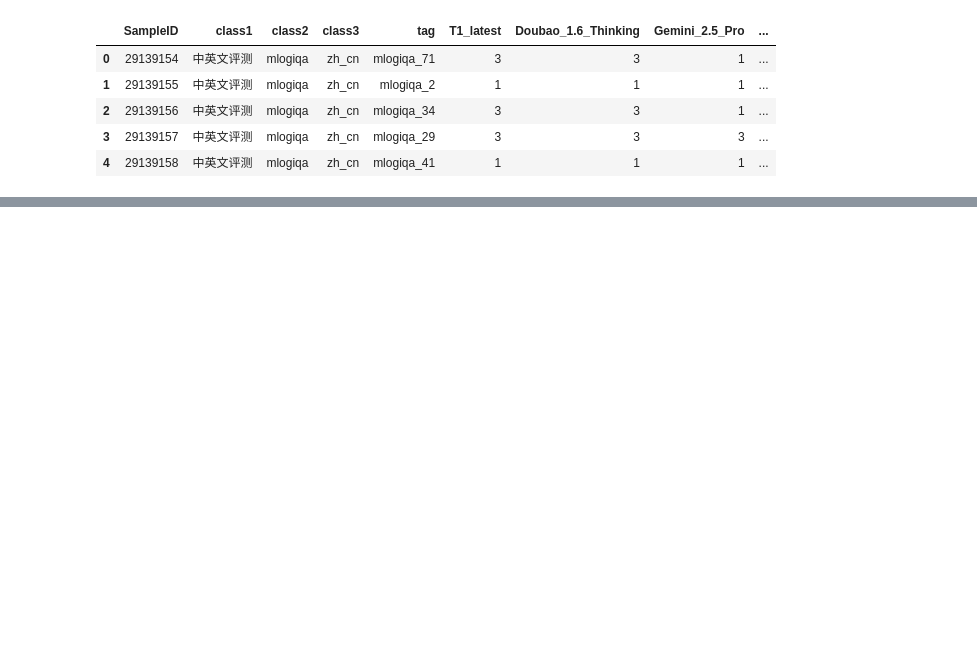
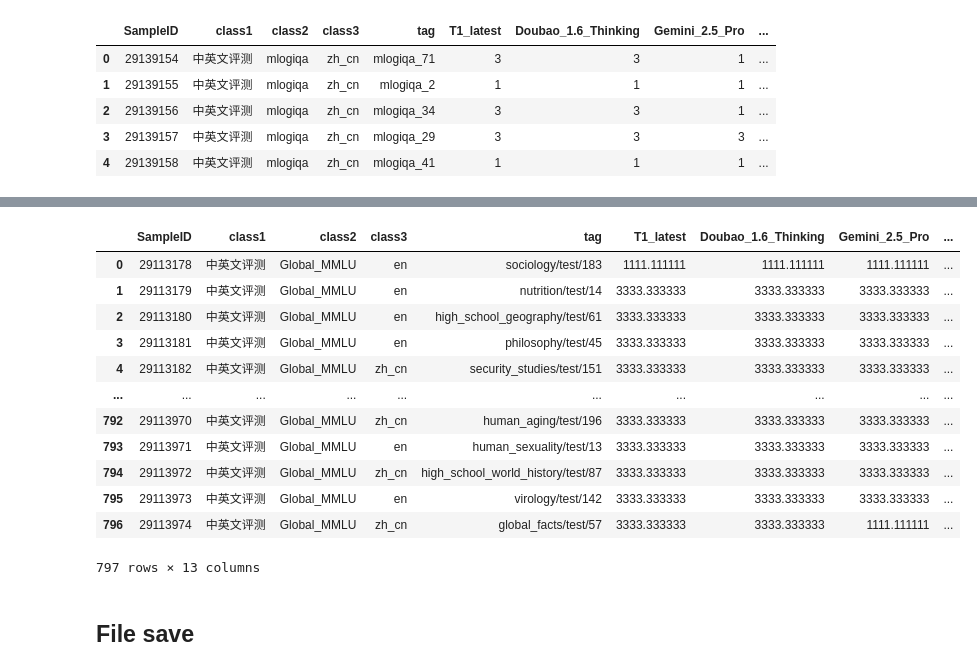
Before and after one commit to Ziheng299/CrossLingual-Benchmark-Eval, a Jupyter notebook: result_analysis.ipynb, the cells around one changed output, grey strips where cells are left out. Saved outputs shown, nothing was run; the diff lists cells and outputs as text; code cells hidden in the pictures; blank space fills up the shorter version.

Commit message:
work with a/b test

```diff
--- a/result_analysis.ipynb
+++ b/result_analysis.ipynb
@@ -94,0 +207,19 @@ Mlogiqa_df_final.head()
+# %%
+convert_to_percentag(Mlogiqa_df_final)
+convert_to_percentag(MMLU_df_final)
+# %% [output]
+|  | SampleID | class1 | class2 | class3 | tag | T1_latest | Doubao_1.6_Thinking | Gemini_2.5_Pro | ... |
+| 0 | 29113178 | 中英文评测 | Global_MMLU | en | sociology/test/183 | 1111.111111 | 1111.111111 | 1111.111111 | ... |
+| 1 | 29113179 | 中英文评测 | Global_MMLU | en | nutrition/test/14 | 3333.333333 | 3333.333333 | 3333.333333 | ... |
+| 2 | 29113180 | 中英文评测 | Global_MMLU | en | high_school_geography/test/61 | 3333.333333 | 3333.333333 | 3333.333333 | ... |
+| 3 | 29113181 | 中英文评测 | Global_MMLU | en | philosophy/test/45 | 3333.333333 | 3333.333333 | 3333.333333 | ... |
+| 4 | 29113182 | 中英文评测 | Global_MMLU | zh_cn | security_studies/test/151 | 3333.333333 | 3333.333333 | 3333.333333 | ... |
+| ... | ... | ... | ... | ... | ... | ... | ... | ... | ... |
+| 792 | 29113970 | 中英文评测 | Global_MMLU | zh_cn | human_aging/test/196 | 3333.333333 | 3333.333333 | 3333.333333 | ... |
+| 793 | 29113971 | 中英文评测 | Global_MMLU | en | human_sexuality/test/13 | 3333.333333 | 3333.333333 | 3333.333333 | ... |
+| 794 | 29113972 | 中英文评测 | Global_MMLU | zh_cn | high_school_world_history/test/87 | 3333.333333 | 3333.333333 | 3333.333333 | ... |
+| 795 | 29113973 | 中英文评测 | Global_MMLU | en | virology/test/142 | 3333.333333 | 3333.333333 | 3333.333333 | ... |
+| 796 | 29113974 | 中英文评测 | Global_MMLU | zh_cn | global_facts/test/57 | 3333.333333 | 3333.333333 | 1111.111111 | ... |
+797 rows × 13 columns
+# %% [markdown]
+## File save
```
Also changed, not shown: parts of 30 cells of this notebook.
